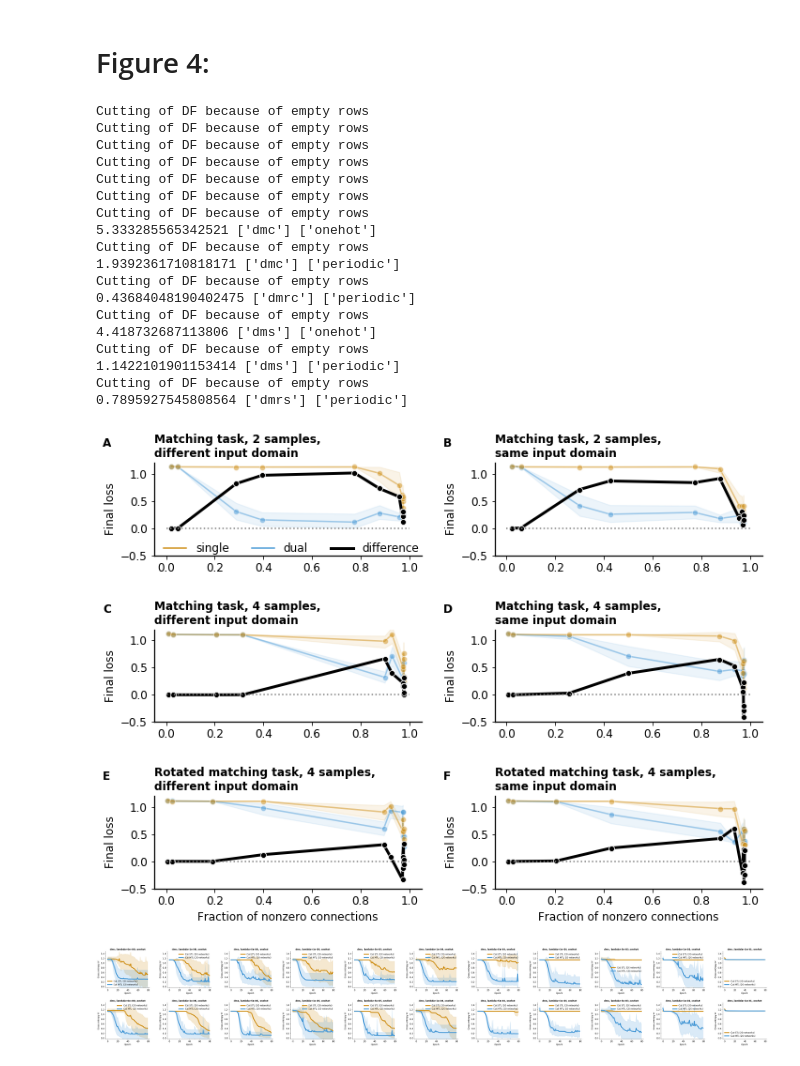
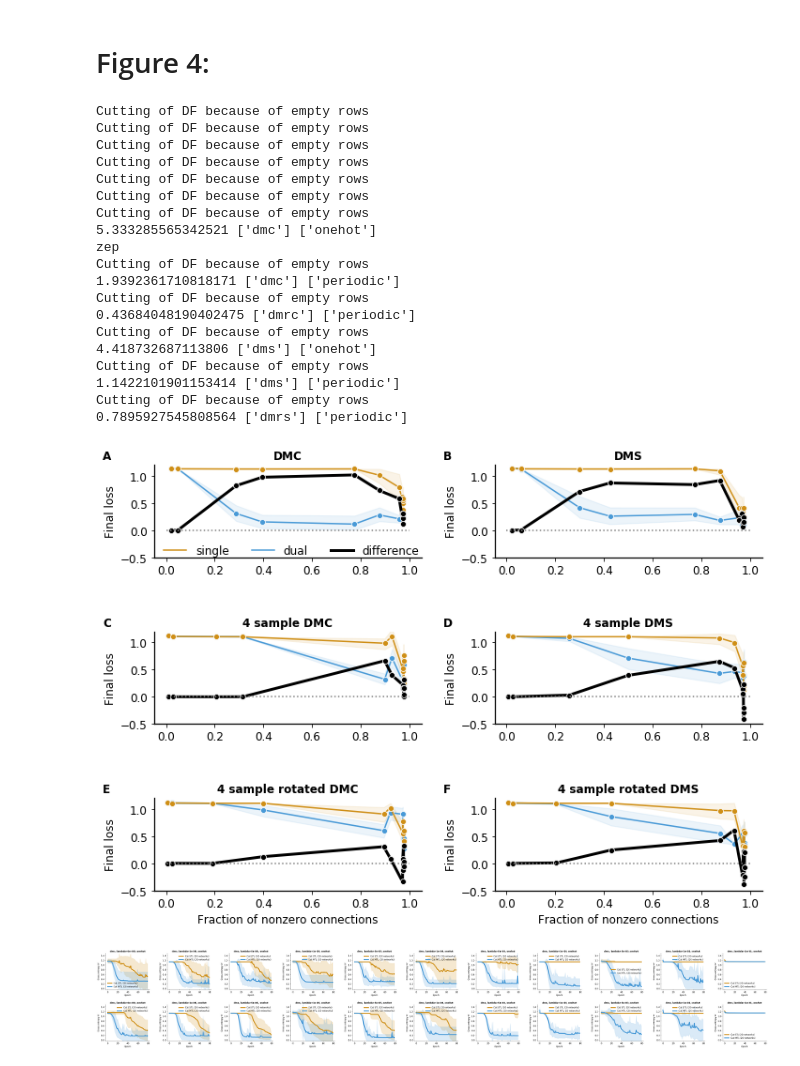
Before and after one commit to vdplasthijs/eavesdropping, a Jupyter notebook: multitasking learning for recurrent nets.ipynb, the cells around one changed output. Saved outputs shown, nothing was run; the diff lists cells and outputs as text; code cells hidden in the pictures.

Commit message:
updated fig s2 titles

```diff
--- a/multitasking learning for recurrent nets.ipynb
+++ b/multitasking learning for recurrent nets.ipynb
@@ -58,8 +58,8 @@ t_dict['conv_rel_tol'] = 5e-4  # assess convergence by relative difference betwe
 # %%
 tmp0, tmp1 = bpm.generate_synt_data_general(n_total=d_dict['n_total'], t_delay=d_dict['t_delay'], t_stim=d_dict['t_stim'],
                                         ratio_train=d_dict['ratio_train'], ratio_exp=d_dict['ratio_exp'],
-                                        noise_scale=d_dict['noise_scale'], late_s2=False, early_match=True,
-                                        nature_stim='onehot', task='dmc')
+                                        noise_scale=d_dict['noise_scale'], late_s2=False, early_match=False,
+                                        nature_stim='periodic', task='dmc')
 
 x_train, y_train, x_test, y_test = tmp0
 labels_train, labels_test = tmp1
@@ -123,15 +129,17 @@ plt.suptitle(r"True output & prediction, mean of all $(\alpha, \beta) =$ (" + la
 # %%
-# i_rnn += 1
+i_rnn += 1
 # i_rnn = 0
-folder_rnn = '/home/thijs/repos/rotation/models/early_match/7525/dmc_task/onehot/sparsity_1e-03/dmc_only/'
-list_rnns = [x for x in os.listdir(folder_rnn) if ru.timestamp_min_date(rnn_name=x)]
+# folder_rnn = '/home/thijs/repos/rotation/models/early_match/7525/dmc_task/onehot/sparsity_1e-03/dmc_only/'
+folder_rnn = '/home/tplas/repos/rotation/models/7525/dmrc_task/periodic/sparsity_1e-03/pred_dmrc/'
+# list_rnns = [x for x in os.listdir(folder_rnn) if ru.timestamp_min_date(rnn_name=x)]
+list_rnns = os.listdir(folder_rnn)
 filename = list_rnns[i_rnn]
 rnn = ru.load_rnn(os.path.join(folder_rnn, filename))
 print(f'i_rnn: {i_rnn}, ', filename)
 
 
 ## Plot example test sample & prediction
-k = np.where(labels_test == '22')[0]
+k = np.where(labels_test == '11')[0]
 print(f'Trial type: {np.unique(labels_test[k])}')
 pred = bpm.compute_full_pred(x_test[k,:,:], model=rnn)  # computed forward predictions
 
@@ -146,11 +154,11 @@ true_data = y_test[k, :, :]
 
 if type(k) != int and len(k) > 1:  # if multiple samples; average
     true_data = true_data.mean(0)
-prm.plot_example_trial(true_data.numpy(), ax=ax_true)
+prm.plot_example_trial(true_data.numpy(), ax=ax_true, vmin=-1, c_map='BrBG')
 ax_true.set_title("y test data"); #ax_true.set_ylabel('True data')
 
 ax_pred = plt.subplot(212)
-prm.plot_example_trial(pred.mean(0).detach().numpy(), ax=ax_pred)  # average if multiple samples
+prm.plot_example_trial(pred.mean(0).detach().numpy(), ax=ax_pred, vmin=-1, c_map='BrBG')  # average if multiple samples
 ax_pred.set_title("predicted y data"); #ax_pred.set_ylabel("Predictions");
 
 plt.suptitle(r"True output & prediction, mean of all $(\alpha, \beta) =$ (" + labels_test[k][0][0] + ',' + labels_test[k][0][1] + ')',
@@ -565,7 +561,7 @@ for ii in range(3):
     ax_right[ii] = fig.add_subplot(gs_right[ii])
 
 method = 'final_loss'
-save_fig = True
+save_fig = False
 plot_nz_axis = True
 
 
@@ -590,20 +586,22 @@ for bool_diff in [False, True]:
                                             plot_custom_legend=bool_diff if i_plot == 0 else False,
                                             leg_anchor=(0, 0.25), leg_cols=3,
                                             new_x_axis_df=nz_df)
-            if 'c' in type_task:
-                str_dom = 'different input domain'
-            else:
-                str_dom = 'same input domain'
-            if 'r' in type_task:
-                str_task = 'Rotated matching task'
-            else:
-                str_task = 'Matching task'
-            if nature_stim == 'onehot':
-                str_samp = '2 samples'
-            else:
-                str_samp = '4 samples'
-            curr_ax.set_title(f'{str_task}, {str_samp},\n{str_dom}', loc='left', fontdict={'weight': 'bold'})
+            if bool_diff:
+                if 'c' in type_task:
+                    str_dom = 'DMC'
+                else:
+                    str_dom = 'DMS'
+                if 'r' in type_task:
+                    str_task = 'rotated '
+                else:
+                    str_task = ''
+                if nature_stim == 'onehot':
+                    str_samp = ''
+                else:
+                    str_samp = '4 sample '
+                # curr_ax.set_title(f'{str_task}, {str_samp},\n{str_dom}', loc='left', fontdict={'weight': 'bold'})
 
+                curr_ax.set_title(f'{str_samp}{str_task}{str_dom}', fontdict={'weight': 'bold'})
             i_plot += 1
 
 letters = ['A', 'B', 'C', 'D', 'E' ,'F']
@@ -613,35 +611,36 @@ for ii in range(3):
         axx[ii].set_ylabel('Final loss')
         if ii < 2:
             axx[ii].set_xlabel('')
         axx[ii].set_ylim([-0.5, 1.2])
         axx[ii].plot([0, 1 if plot_nz_axis else 0.1], [0, 0], c='grey', linestyle=':')
-        axx[ii].text(s=letters[i_let], x=-0.26 if plot_nz_axis else -4e-6, y=1.5, fontdict={'weight': 'bold'})
+        axx[ii].text(s=letters[i_let], x=-0.26 if plot_nz_axis else -4e-6, y=1.3, fontdict={'weight': 'bold'})
         i_let += 1
 if save_fig:
     if method == 'final_loss':
         plt.savefig('figures/nips/fig3_other-tasks.pdf', bbox_inches='tight')
     elif method == 'integral':
         plt.savefig('figures/nips/fig3-supp_other-tasks__integral.pdf', bbox_inches='tight')
 # %% [output]
 Cutting of DF because of empty rows
 Cutting of DF because of empty rows
 Cutting of DF because of empty rows
 Cutting of DF because of empty rows
 Cutting of DF because of empty rows
 Cutting of DF because of empty rows
 Cutting of DF because of empty rows
 5.333285565342521 ['dmc'] ['onehot']
+zep
 Cutting of DF because of empty rows
 1.9392361710818171 ['dmc'] ['periodic']
 Cutting of DF because of empty rows
 0.43684048190402475 ['dmrc'] ['periodic']
 Cutting of DF because of empty rows
 4.418732687113806 ['dms'] ['onehot']
 Cutting of DF because of empty rows
 1.1422101901153414 ['dms'] ['periodic']
 Cutting of DF because of empty rows
 0.7895927545808564 ['dmrs'] ['periodic']
-[figure, old version]
+[figure, new version]
 # %%
 ## Show convergence for each sparsity condition:
 sparsity_str_arr = ['0e+00', '1e-06', '5e-06', '1e-05', '5e-05', '1e-04', '5e-04', '1e-03', '5e-03', '1e-02', '1e-01']
```
Also changed, not shown: parts of 11 cells of this notebook, 2 other files.
